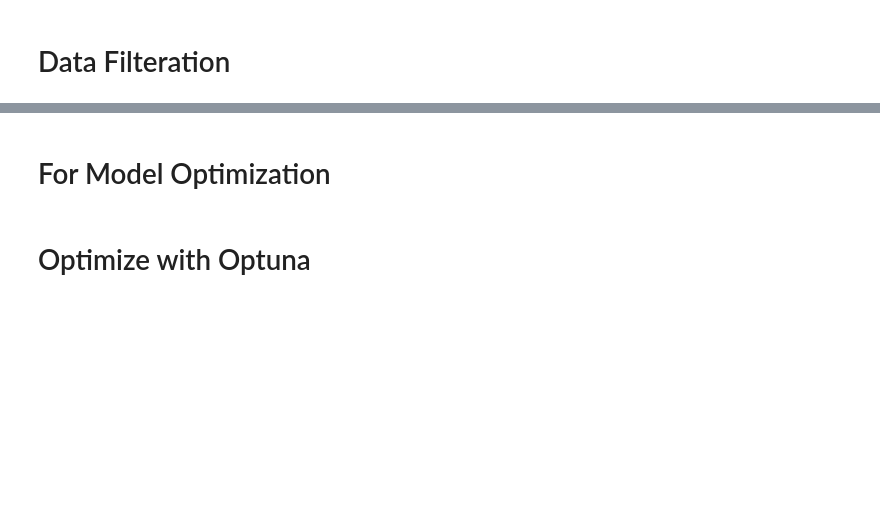
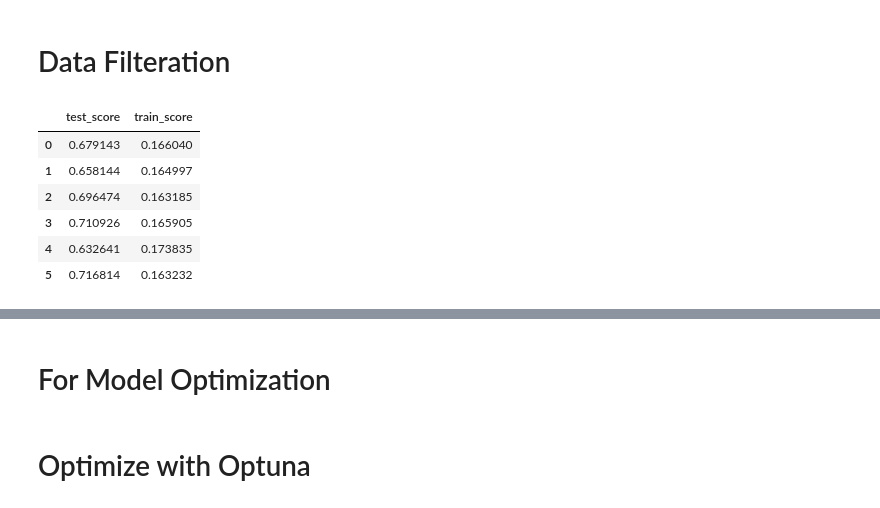
Before and after one commit to kirtan517/Linking-Writing-Processes-to-Writing-Quality, a Jupyter notebook: Main.ipynb, the cells around one changed output, grey strips where cells are left out. Drawn from its saved outputs; the diff is of its cells as text; code cells hidden in the pictures; blank space fills up the shorter version.

```diff
--- a/Main.ipynb
+++ b/Main.ipynb
@@ -58,7 +283,7 @@ cat_attributes = ["activity","down_event","up_event","text_change"]
 # %%
 processing = ColumnTransformer([
     ("RemoveId",make_pipeline(Reduce_numerical_columns()),num_attributes),
-     ("ValueSum",make_pipeline(Reduce_text_change()),["text_change"]),
+     ("ValueSum",make_pipeline(Reduce_text_change()),["text_change","id"]),
     ("RemoveMove",make_pipeline(Reduce_activity(),OneHotEncoder(sparse_output=False)),["activity"]),
     ("ReduceUpEvents",make_pipeline(Reduce_event()),["up_event"]),
     # ("ReduceDownEvents",make_pipeline(Reduce_event()),["down_event"]),
@@ -81,5 +306,13 @@ test_postprocessed_df = ConcatAlongId(test_processed_df,test_logs_df)
 # Aggreagating the columns for both train and test
 train_postprocessed_numpy = post_processing.fit_transform(train_postprocessed_df)
 train_postprocessed_df = pd.DataFrame(train_postprocessed_numpy,columns=post_processing.get_feature_names_out())
-test_postprocessed_numpy = post_processing.fit_transform(test_postprocessed_df)
+test_postprocessed_numpy = post_processing.transform(test_postprocessed_df)
 test_postprocessed_df = pd.DataFrame(test_postprocessed_numpy,columns=post_processing.get_feature_names_out())
+
+# Adding the essay level features
+train_postprocessed_df = GetEssay(train_logs_df,train_postprocessed_df)
+test_postprocessed_df = GetEssay(test_logs_df,test_postprocessed_df)
+
+# Remvoing id and essay
+train_postprocessed_df.drop(["_id","essay"],inplace = True,axis = 1)
+test_postprocessed_df.drop(["_id","essay"],inplace = True,axis = 1)
@@ -109,9 +318,0 @@ models.append(model)
-# %%
-for i,model in enumerate(models):
-    results = performCrossValidation(model,train_postprocessed_df,train_logs_df,y,aggregation=True)
-    results.to_csv(f"{i}.csv")
-    model.fit(train_postprocessed_df,y)
-    dataset_train = makePredictions(model,train_postprocessed_df,train_logs_df,aggregation=True)
-    t = mean_squared_error(y,dataset_train)
-    print(f"{i} ----------> {t}")
-    print()
@@ -118,2 +321,31 @@ for i,model in enumerate(models):
+# %%
+model = GradientBoostingRegressor(
+    n_estimators=300,
+    learning_rate=0.01,
+    max_depth=10,
+    min_samples_split=3,
+    min_samples_leaf=5,
+    subsample=0.9,
+    random_state=42
+)
+# model = RandomForestRegressor(
+#     n_estimators=3000,
+#     max_features='sqrt',
+#     max_depth=None,
+#     min_samples_split=3,
+#     min_samples_leaf=1,
+#     bootstrap=True,
+#     random_state=42
+# )
 # %%
 results = performCrossValidation(model,train_postprocessed_df,train_logs_df,y,aggregation=True)
+# %%
+results
+# %% [output]
+|  | test_score | train_score |
+| 0 | 0.679143 | 0.166040 |
+| 1 | 0.658144 | 0.164997 |
+| 2 | 0.696474 | 0.163185 |
+| 3 | 0.710926 | 0.165905 |
+| 4 | 0.632641 | 0.173835 |
+| 5 | 0.716814 | 0.163232 |
```
Also changed, not shown: parts of 16 cells of this notebook, 3 other files.
